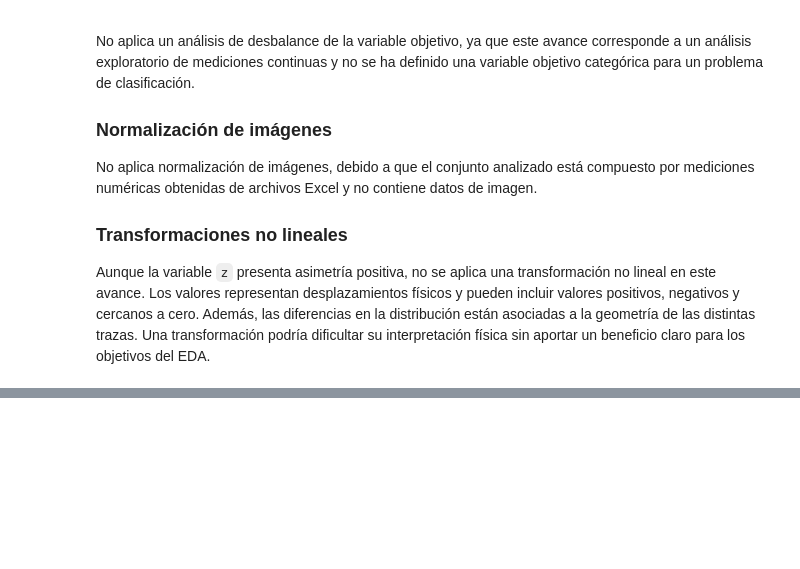
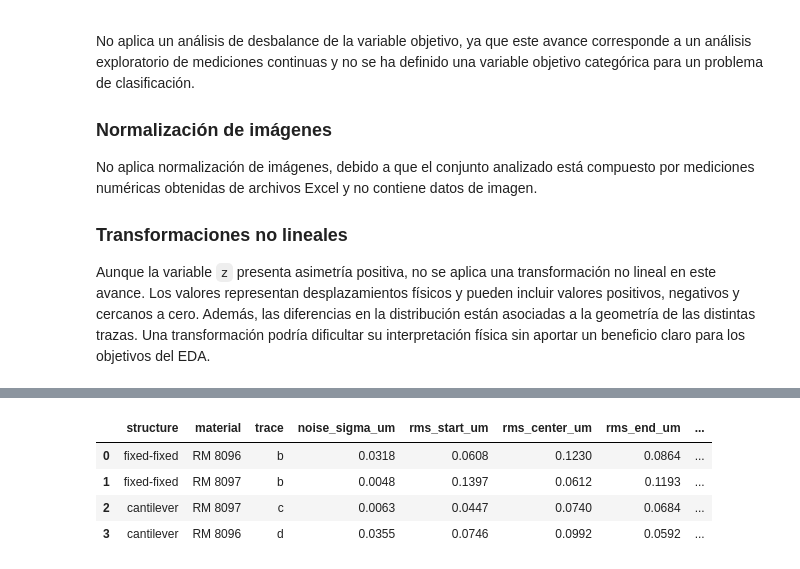
Before and after one commit to isabellaarangor/proyecto-integrador-team39-MNA, a Jupyter notebook: notebooks/EDA_Brazo2_NIST.ipynb, the cells around one changed output, grey strips where cells are left out. Saved outputs shown, nothing was run; the diff lists cells and outputs as text; code cells hidden in the pictures; blank space fills up the shorter version.

```diff
--- a/notebooks/EDA_Brazo2_NIST.ipynb
+++ b/notebooks/EDA_Brazo2_NIST.ipynb
@@ -1090,0 +1191,24 @@ del EDA.
+# %%
+zones = []
+for f in beam_files:
+    profile = profiles[f.name]
+    sigma = noise.loc[f.name, "sigma_second_diff_um"]
+    summary = residual_by_zone(profile)
+    zones.append({
+        "structure": profile["structure"].iloc[0],
+        "material": profile["material"].iloc[0],
+        "trace": profile["trace"].iloc[0],
+        "noise_sigma_um": sigma,
+        **summary,
+        "excluded_points": int((~profile["on_beam"]).sum()),
+        "rms_total_over_noise": np.sqrt(np.mean(profile.loc[profile["on_beam"], "residual_um"] ** 2)) / sigma,
+    })
+
+zones = pd.DataFrame(zones)
+display(zones)
+# %% [output]
+|  | structure | material | trace | noise_sigma_um | rms_start_um | rms_center_um | rms_end_um | ... |
+| 0 | fixed-fixed | RM 8096 | b | 0.0318 | 0.0608 | 0.1230 | 0.0864 | ... |
+| 1 | fixed-fixed | RM 8097 | b | 0.0048 | 0.1397 | 0.0612 | 0.1193 | ... |
+| 2 | cantilever | RM 8097 | c | 0.0063 | 0.0447 | 0.0740 | 0.0684 | ... |
+| 3 | cantilever | RM 8096 | d | 0.0355 | 0.0746 | 0.0992 | 0.0592 | ... |
```
Also changed, not shown: parts of 12 cells of this notebook, 4 other files.
